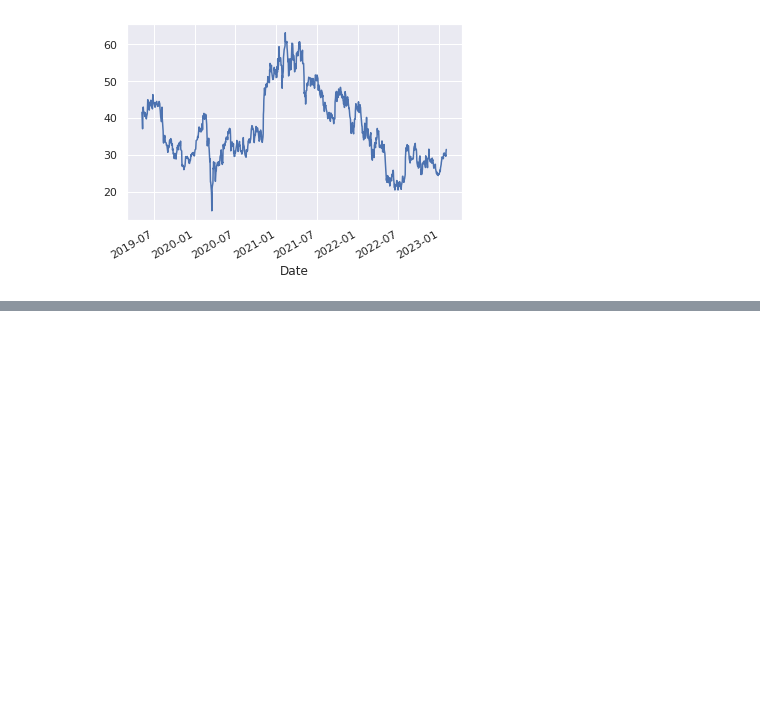
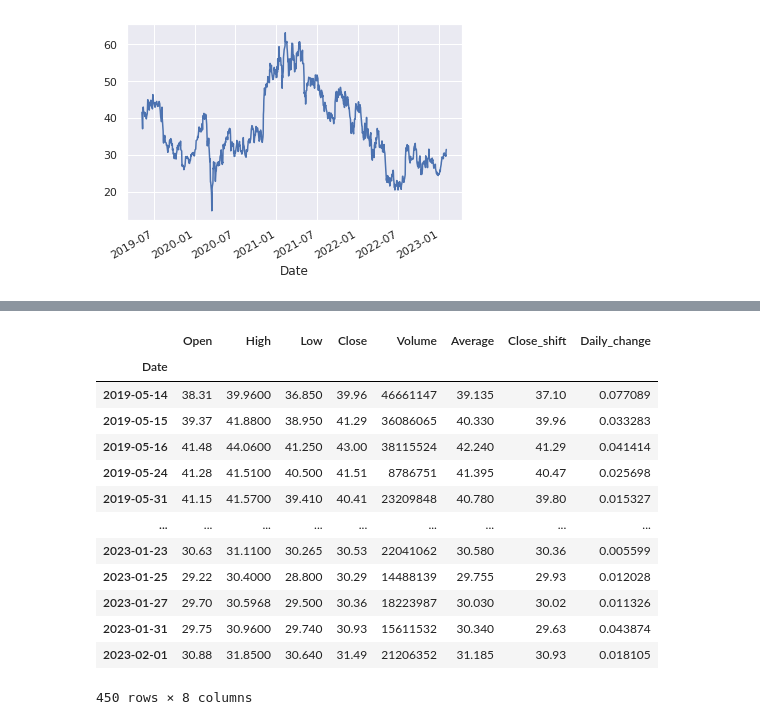
Before and after one commit to czyz-patryk/dataScience, a Jupyter notebook: dane_gieldowe.ipynb, the cells around one changed output, grey strips where cells are left out. Cells and saved outputs as stored; diff of their text form; code cells hidden in the pictures; blank space fills up the shorter version.

```diff
--- a/dane_gieldowe.ipynb
+++ b/dane_gieldowe.ipynb
@@ -399,0 +417,18 @@ df.Close.plot()
+# %%
+df_positive = df[df.Daily_change > 0]
+df_positive
+# %% [output]
+|  | Open | High | Low | Close | Volume | Average | Close_shift | Daily_change |
+| Date |  |  |  |  |  |  |  |  |
+| 2019-05-14 | 38.31 | 39.9600 | 36.850 | 39.96 | 46661147 | 39.135 | 37.10 | 0.077089 |
+| 2019-05-15 | 39.37 | 41.8800 | 38.950 | 41.29 | 36086065 | 40.330 | 39.96 | 0.033283 |
+| 2019-05-16 | 41.48 | 44.0600 | 41.250 | 43.00 | 38115524 | 42.240 | 41.29 | 0.041414 |
+| 2019-05-24 | 41.28 | 41.5100 | 40.500 | 41.51 | 8786751 | 41.395 | 40.47 | 0.025698 |
+| 2019-05-31 | 41.15 | 41.5700 | 39.410 | 40.41 | 23209848 | 40.780 | 39.80 | 0.015327 |
+| ... | ... | ... | ... | ... | ... | ... | ... | ... |
+| 2023-01-23 | 30.63 | 31.1100 | 30.265 | 30.53 | 22041062 | 30.580 | 30.36 | 0.005599 |
+| 2023-01-25 | 29.22 | 30.4000 | 28.800 | 30.29 | 14488139 | 29.755 | 29.93 | 0.012028 |
+| 2023-01-27 | 29.70 | 30.5968 | 29.500 | 30.36 | 18223987 | 30.030 | 30.02 | 0.011326 |
+| 2023-01-31 | 29.75 | 30.9600 | 29.740 | 30.93 | 15611532 | 30.340 | 29.63 | 0.043874 |
+| 2023-02-01 | 30.88 | 31.8500 | 30.640 | 31.49 | 21206352 | 31.185 | 30.93 | 0.018105 |
+450 rows × 8 columns
```
Also changed, not shown: parts of 13 cells of this notebook.
